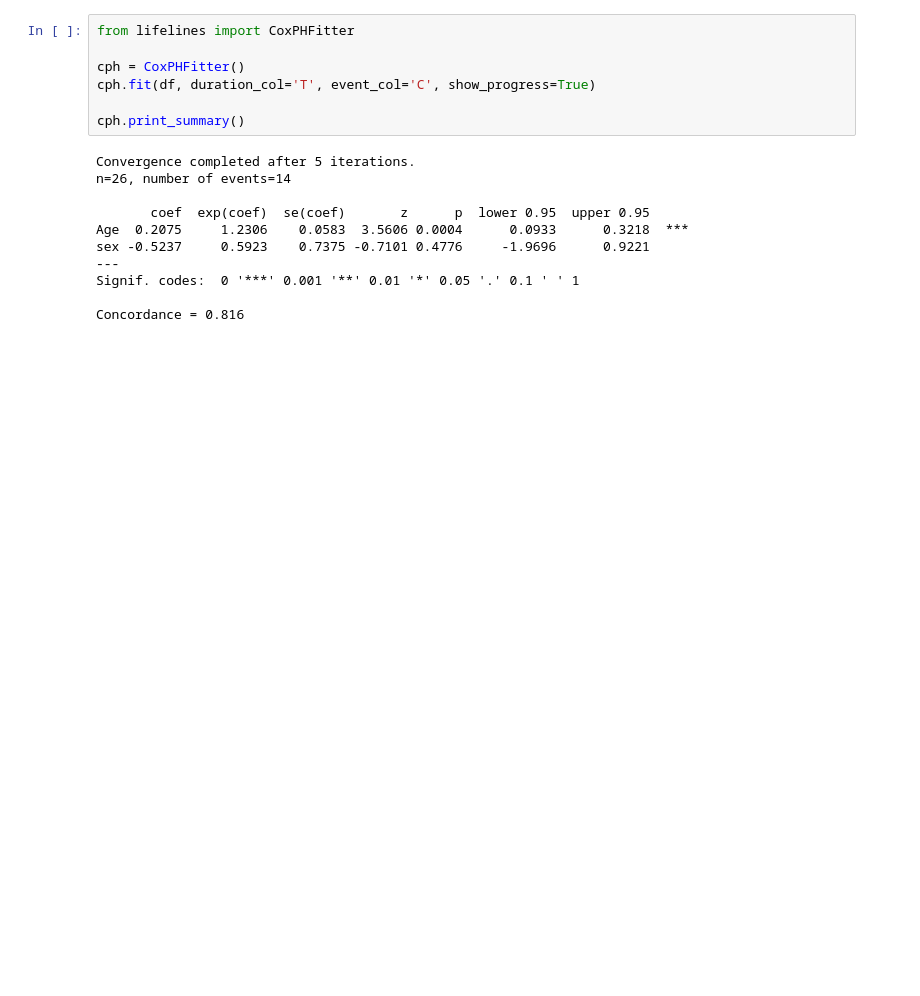
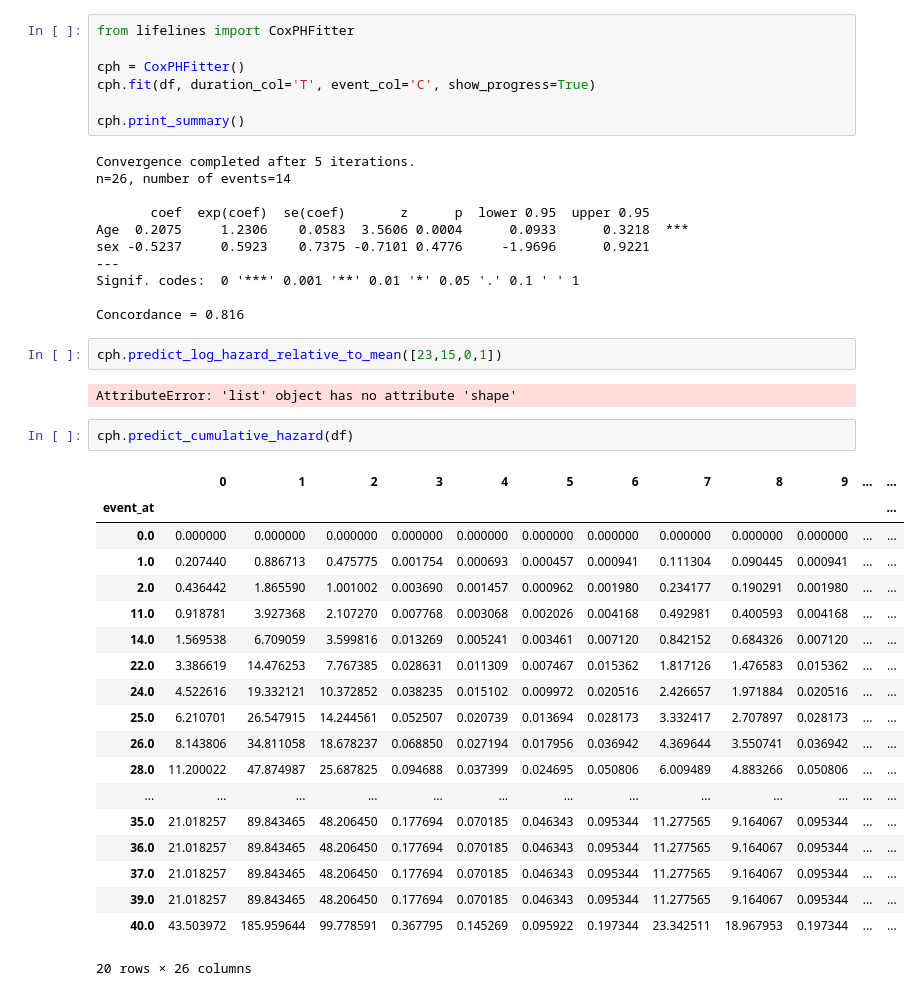
Before and after one commit to zuzannna/can-you-survive-this, a Jupyter notebook: SurvivalAnalysisExample.ipynb, the cells around one changed output. Saved outputs shown, nothing was run; the diff lists cells and outputs as text; blank space fills up the shorter version.

```diff
--- a/SurvivalAnalysisExample.ipynb
+++ b/SurvivalAnalysisExample.ipynb
@@ -208,3 +228,29 @@ sex -0.5237     0.5923    0.7375 -0.7101 0.4776     -1.9696      0.9221
 Signif. codes:  0 '***' 0.001 '**' 0.01 '*' 0.05 '.' 0.1 ' ' 1
 
 Concordance = 0.816
+# %%
+cph.predict_log_hazard_relative_to_mean([23,15,0,1])
+# %% [output]
+AttributeError: 'list' object has no attribute 'shape'
+# %%
+cph.predict_cumulative_hazard(df)
+# %% [output]
+|  | 0 | 1 | 2 | 3 | 4 | 5 | 6 | 7 | 8 | 9 | ... | ... |
+| event_at |  |  |  |  |  |  |  |  |  |  |  | ... |
+| 0.0 | 0.000000 | 0.000000 | 0.000000 | 0.000000 | 0.000000 | 0.000000 | 0.000000 | 0.000000 | 0.000000 | 0.000000 | ... | ... |
+| 1.0 | 0.207440 | 0.886713 | 0.475775 | 0.001754 | 0.000693 | 0.000457 | 0.000941 | 0.111304 | 0.090445 | 0.000941 | ... | ... |
+| 2.0 | 0.436442 | 1.865590 | 1.001002 | 0.003690 | 0.001457 | 0.000962 | 0.001980 | 0.234177 | 0.190291 | 0.001980 | ... | ... |
+| 11.0 | 0.918781 | 3.927368 | 2.107270 | 0.007768 | 0.003068 | 0.002026 | 0.004168 | 0.492981 | 0.400593 | 0.004168 | ... | ... |
+| 14.0 | 1.569538 | 6.709059 | 3.599816 | 0.013269 | 0.005241 | 0.003461 | 0.007120 | 0.842152 | 0.684326 | 0.007120 | ... | ... |
+| 22.0 | 3.386619 | 14.476253 | 7.767385 | 0.028631 | 0.011309 | 0.007467 | 0.015362 | 1.817126 | 1.476583 | 0.015362 | ... | ... |
+| 24.0 | 4.522616 | 19.332121 | 10.372852 | 0.038235 | 0.015102 | 0.009972 | 0.020516 | 2.426657 | 1.971884 | 0.020516 | ... | ... |
+| 25.0 | 6.210701 | 26.547915 | 14.244561 | 0.052507 | 0.020739 | 0.013694 | 0.028173 | 3.332417 | 2.707897 | 0.028173 | ... | ... |
+| 26.0 | 8.143806 | 34.811058 | 18.678237 | 0.068850 | 0.027194 | 0.017956 | 0.036942 | 4.369644 | 3.550741 | 0.036942 | ... | ... |
+| 28.0 | 11.200022 | 47.874987 | 25.687825 | 0.094688 | 0.037399 | 0.024695 | 0.050806 | 6.009489 | 4.883266 | 0.050806 | ... | ... |
+| ... | ... | ... | ... | ... | ... | ... | ... | ... | ... | ... | ... | ... |
+| 35.0 | 21.018257 | 89.843465 | 48.206450 | 0.177694 | 0.070185 | 0.046343 | 0.095344 | 11.277565 | 9.164067 | 0.095344 | ... | ... |
+| 36.0 | 21.018257 | 89.843465 | 48.206450 | 0.177694 | 0.070185 | 0.046343 | 0.095344 | 11.277565 | 9.164067 | 0.095344 | ... | ... |
+| 37.0 | 21.018257 | 89.843465 | 48.206450 | 0.177694 | 0.070185 | 0.046343 | 0.095344 | 11.277565 | 9.164067 | 0.095344 | ... | ... |
+| 39.0 | 21.018257 | 89.843465 | 48.206450 | 0.177694 | 0.070185 | 0.046343 | 0.095344 | 11.277565 | 9.164067 | 0.095344 | ... | ... |
+| 40.0 | 43.503972 | 185.959644 | 99.778591 | 0.367795 | 0.145269 | 0.095922 | 0.197344 | 23.342511 | 18.967953 | 0.197344 | ... | ... |
+20 rows × 26 columns
```
Also changed, not shown: parts of 15 cells of this notebook.
